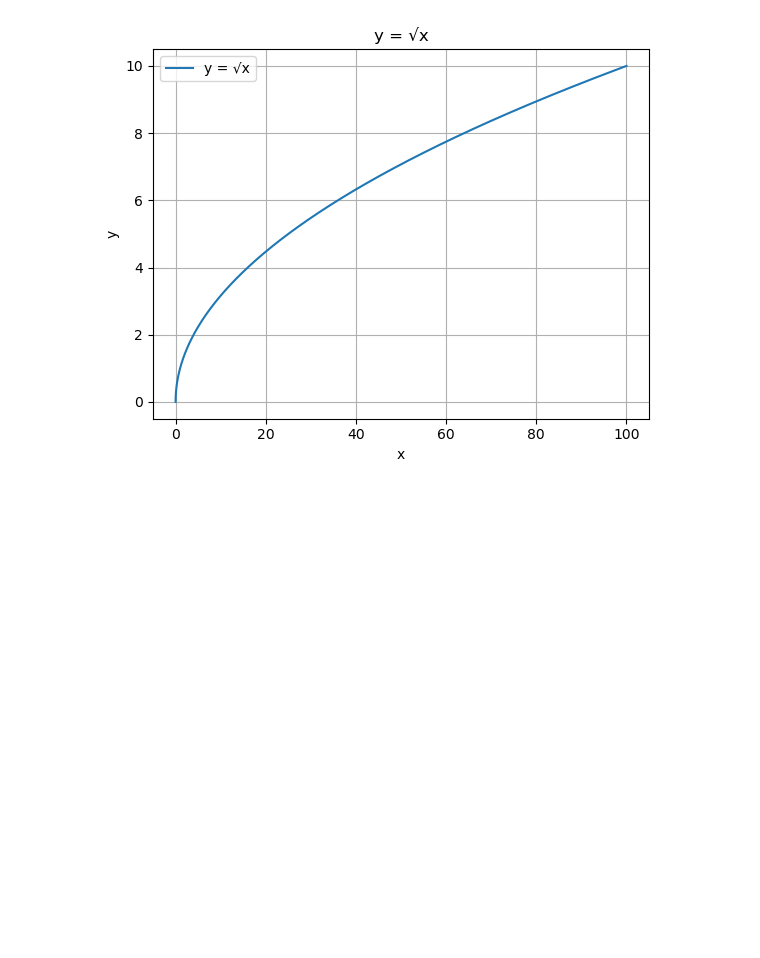
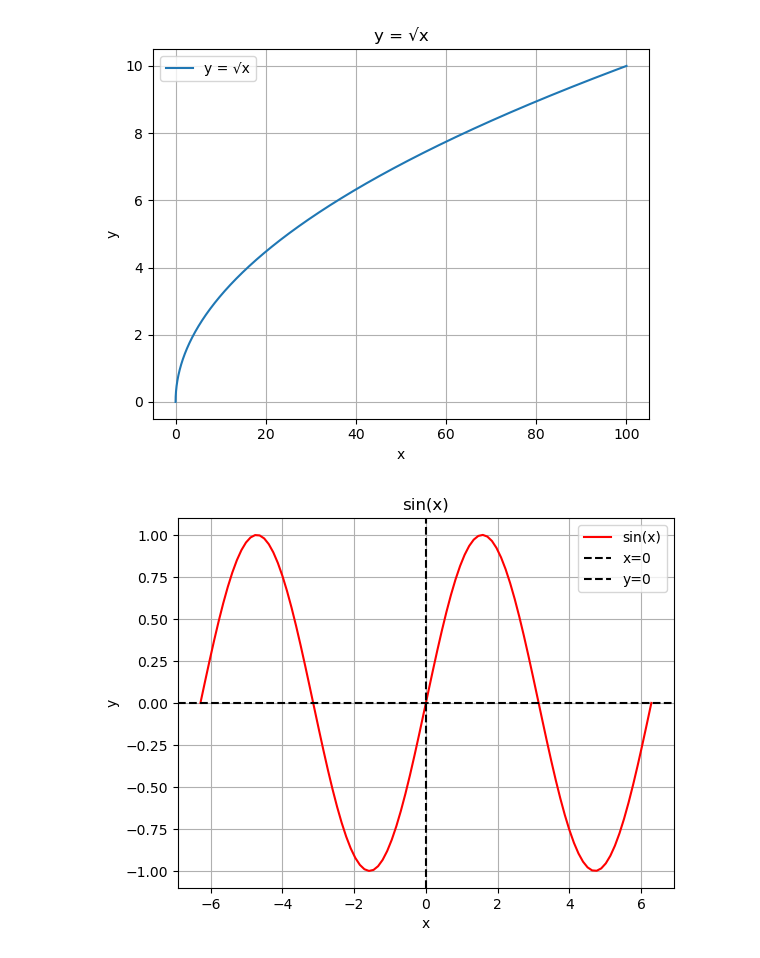
Before and after one commit to Shifa4532/data-science-notebooks, a Jupyter notebook: 08_mathforai/calculus.ipynb, the cells around one changed output. Saved outputs shown, nothing was run; the diff lists cells and outputs as text; code cells hidden in the pictures; blank space fills up the shorter version.

Commit message:
sin x graph

```diff
--- a/08_mathforai/calculus.ipynb
+++ b/08_mathforai/calculus.ipynb
@@ -15,3 +15,19 @@ plt.grid(True)
 plt.show()
 # %% [output]
 [figure]
+# %%
+x = np.linspace(-2*np.pi, 2*np.pi, 100)
+y = np.sin(x)
+
+plt.plot(x, y, label="sin(x)", color="red")
+
+plt.axvline(0, linewidth=1.5, color="black", linestyle="--", label="x=0")
+plt.axhline(0, linewidth=1.5, color="black", linestyle="--", label="y=0")
+
+plt.xlabel("x")
+plt.ylabel("y")
+plt.title("sin(x)")
+plt.legend()
+plt.grid(True)
+# %% [output]
+[figure, added]
```
